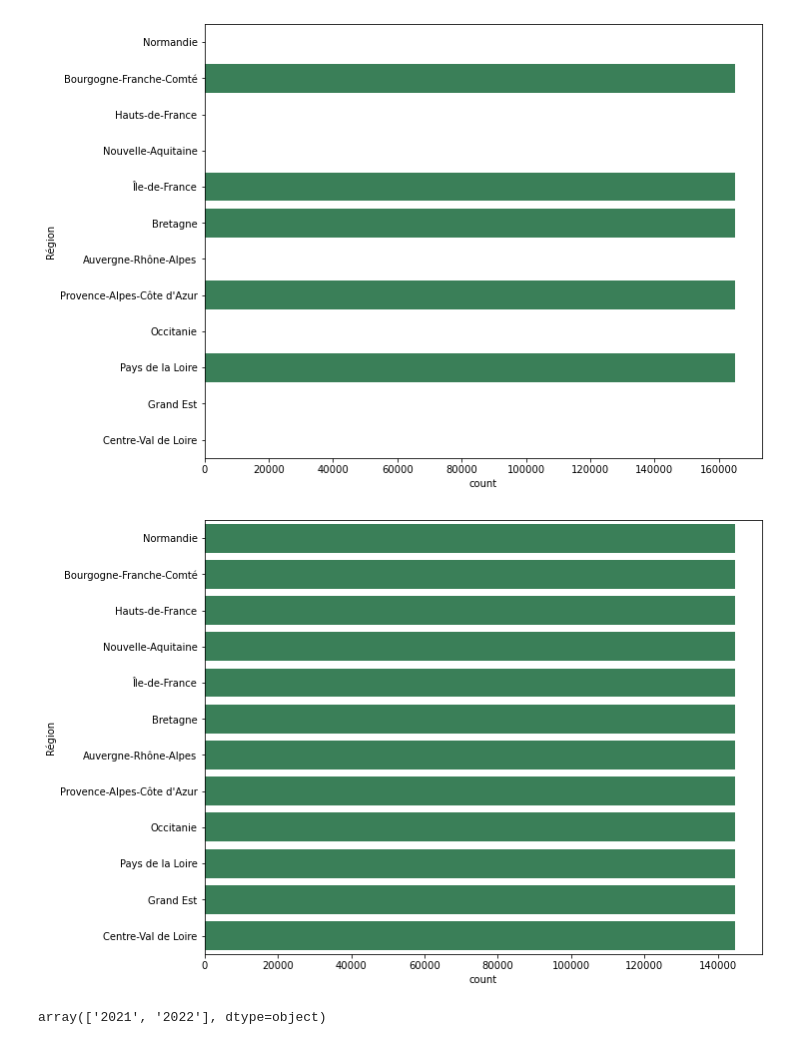
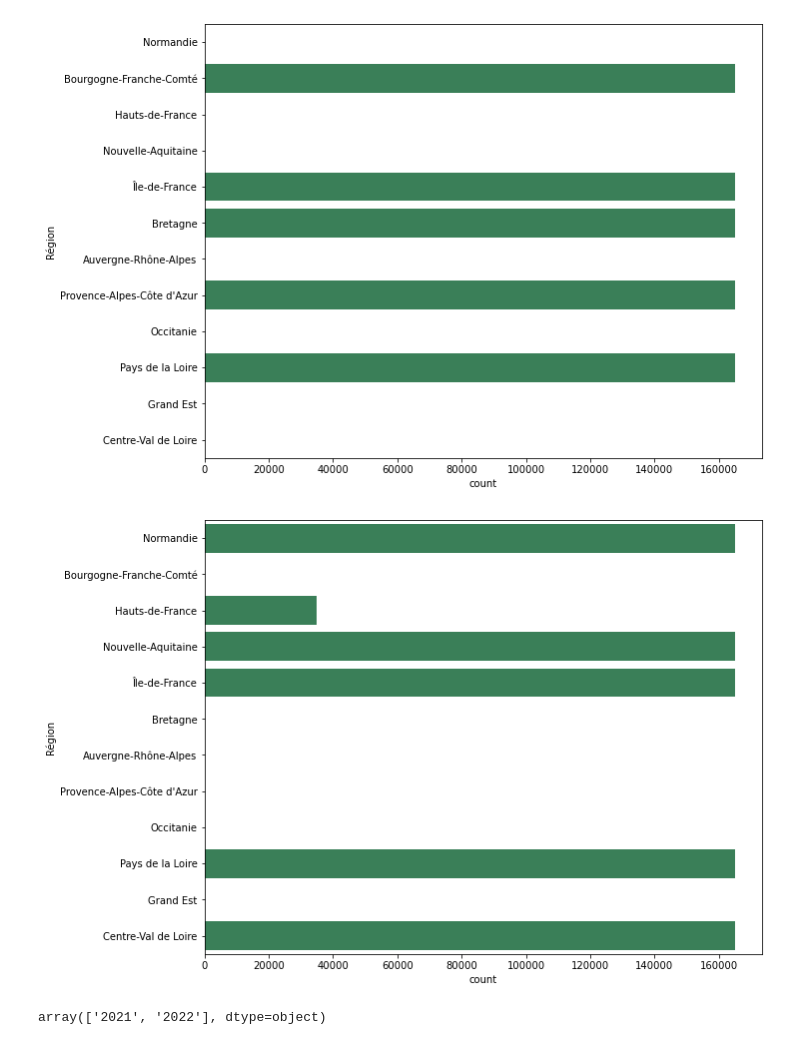
Before and after one commit to CosyRoxy/energie, a Jupyter notebook: Energie - explo.ipynb, the cells around one changed output. Saved outputs shown, nothing was run; the diff lists cells and outputs as text; code cells hidden in the pictures.

```diff
--- a/Energie - explo.ipynb
+++ b/Energie - explo.ipynb
@@ -148,11 +129,11 @@ sns.countplot(y='Région',data=nucleaire_na, color = "seagreen");
 [figure]
 # %%
 #Gestion des NA - Pompage (MW)
-#Constat similaire que ci-dessus
+#Constat similaire que ci-dessus : toutes les régions n'ont pas recours à cette méthode
 
 fig = plt.figure(figsize =(10, 8))
-sns.countplot(y='Région',data=energie[energie['Stockage batterie'].isna()], color = "seagreen");
+sns.countplot(y='Région',data=energie[energie['Pompage (MW)'].isna()], color = "seagreen");
 # %% [output]
-[figure, old version]
+[figure, new version]
 # %%
 #Gestion des NA - Stockage batterie
```
Also changed, not shown: parts of 14 cells of this notebook.
